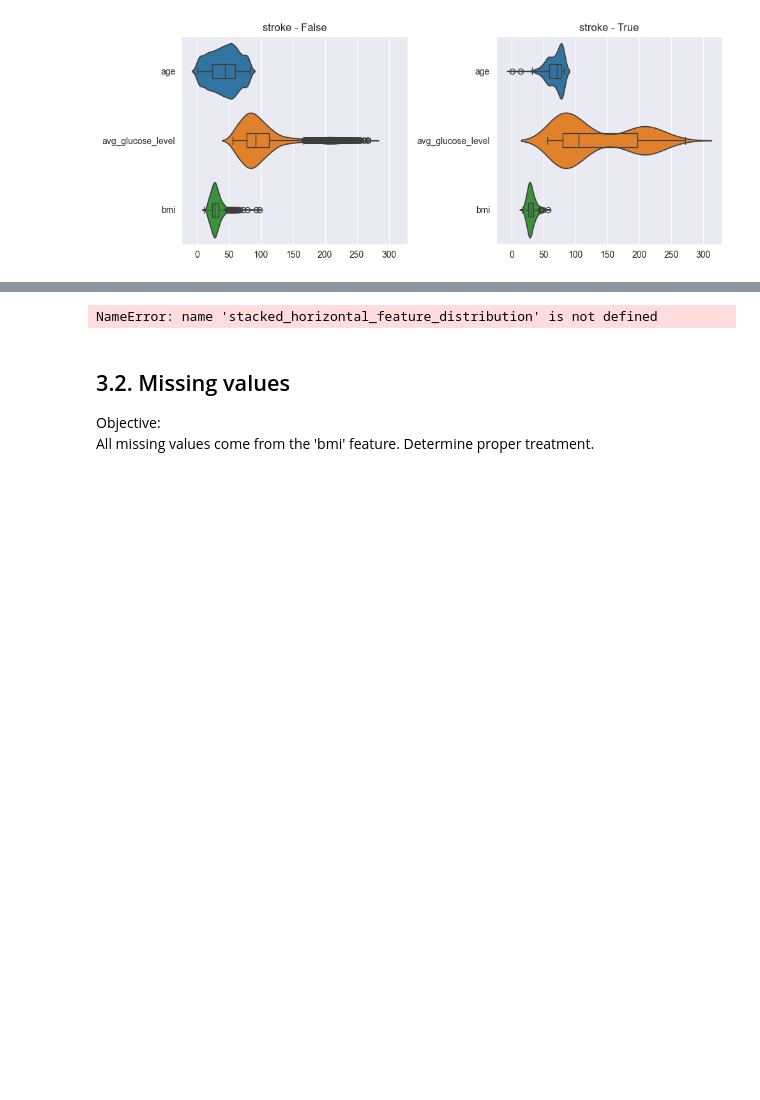
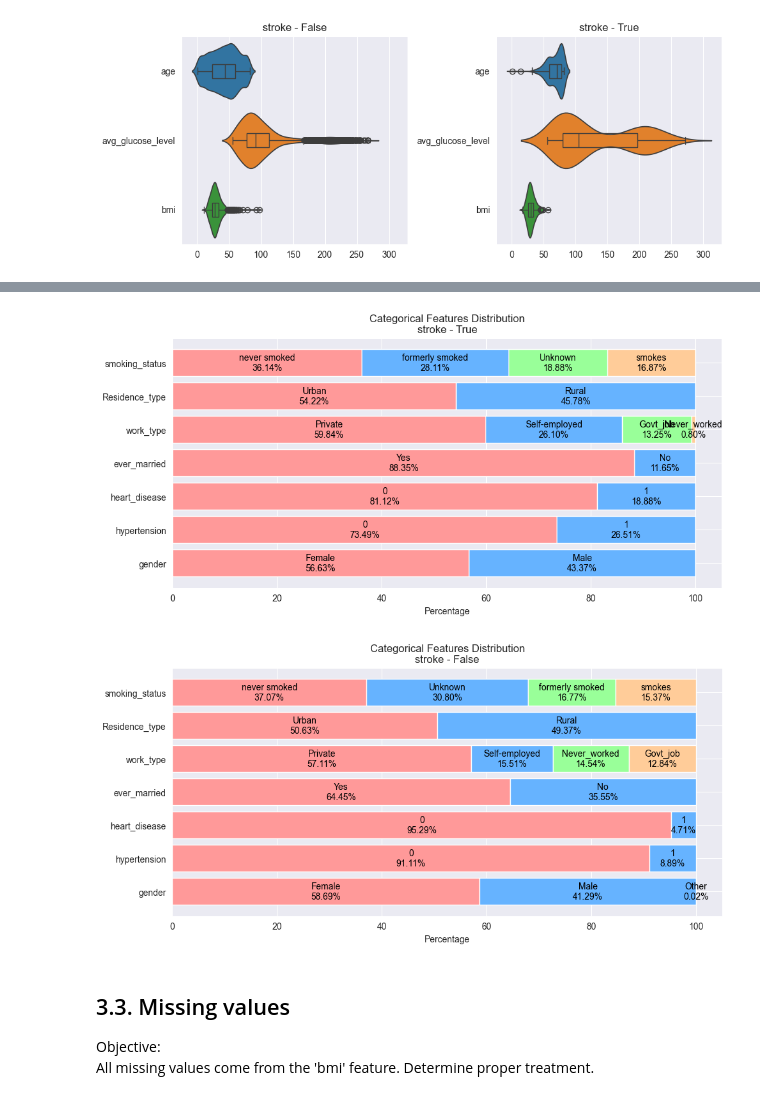
Before and after one commit to CelineChiLamNg/healthcare-stroke-prediction, a Jupyter notebook: stroke_prediction.ipynb, the cells around one changed output, grey strips where cells are left out. Drawn from its saved outputs; the diff is of its cells as text; code cells hidden in the pictures; blank space fills up the shorter version.

```diff
--- a/stroke_prediction.ipynb
+++ b/stroke_prediction.ipynb
@@ -456,9 +531,13 @@ plt.show()
 # %%
 
 stacked_horizontal_feature_distribution(data=stroke_data[stroke_data.stroke == 1],
                                         columns=categorical_columns,
-                                        title='stroke - True', ax=axes[1])
+                                        title='Categorical Features '
+                                              'Distribution\nstroke'
+                                              ' - True')
 stacked_horizontal_feature_distribution(data=stroke_data[stroke_data.stroke == 0],
-               columns=numerical_columns, title='stroke - False', ax=axes[0])
+               columns=categorical_columns, title='Categorical Features '
+                                              'Distribution\nstroke - False')
 # %% [output]
-NameError: name 'stacked_horizontal_feature_distribution' is not defined
+[figure, added]
+[figure, added]
@@ -468,5 +544,5 @@ stacked_horizontal_feature_distribution(data=stroke_data[stroke_data.stroke == 1
 # %% [markdown]
-## 3.2. Missing values
+## 3.3. Missing values
 
 Objective: <br>
 All missing values come from the 'bmi' feature. Determine proper treatment.
```
Also changed, not shown: parts of 17 cells of this notebook, 1 other file.
